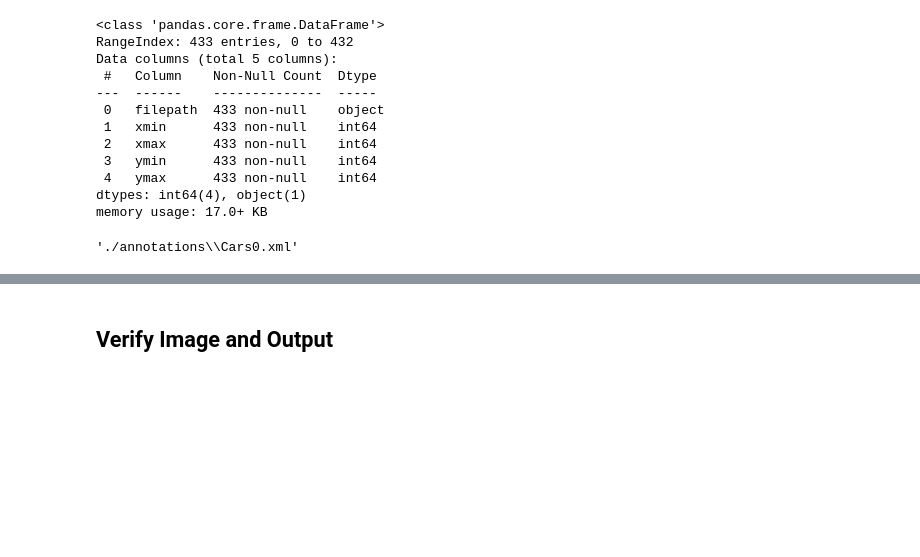
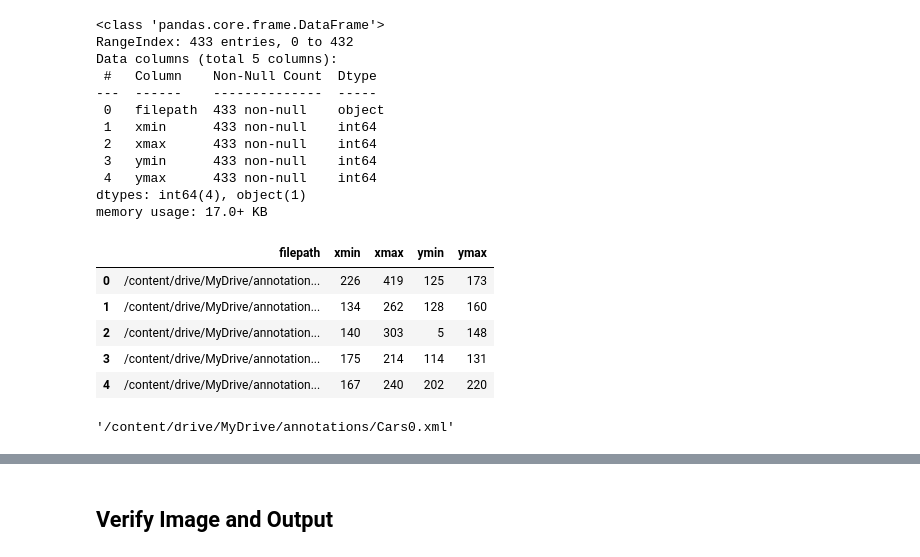
Before and after one commit to danieliank/number-plate-recognition, a Jupyter notebook: plate-detection/main.ipynb, the cells around one changed output, grey strips where cells are left out. Saved outputs shown, nothing was run; the diff lists cells and outputs as text; code cells hidden in the pictures; blank space fills up the shorter version.

```diff
--- a/plate-detection/main.ipynb
+++ b/plate-detection/main.ipynb
@@ -37,8 +42,24 @@ Data columns (total 5 columns):
  4   ymax      433 non-null    int64
 dtypes: int64(4), object(1)
 memory usage: 17.0+ KB
+# %%
+# Define the Google Drive path
+drive_path = '/content/drive/MyDrive/annotations/'
+
+# Update the 'filepath' column in one go
+df['filepath'] = df['filepath'].apply(lambda x: os.path.join(drive_path, x.replace('./annotations\\', '')))
+
+# Display the updated DataFrame
+df.head()
+# %% [output]
+|  | filepath | xmin | xmax | ymin | ymax |
+| 0 | /content/drive/MyDrive/annotation... | 226 | 419 | 125 | 173 |
+| 1 | /content/drive/MyDrive/annotation... | 134 | 262 | 128 | 160 |
+| 2 | /content/drive/MyDrive/annotation... | 140 | 303 | 5 | 148 |
+| 3 | /content/drive/MyDrive/annotation... | 175 | 214 | 114 | 131 |
+| 4 | /content/drive/MyDrive/annotation... | 167 | 240 | 202 | 220 |
 # %%
 filename = df['filepath'][0]
 filename
 # %% [output]
-'./annotations\\Cars0.xml'
+'/content/drive/MyDrive/annotations/Cars0.xml'
```
Also changed, not shown: parts of 23 cells of this notebook, 2 other files.
